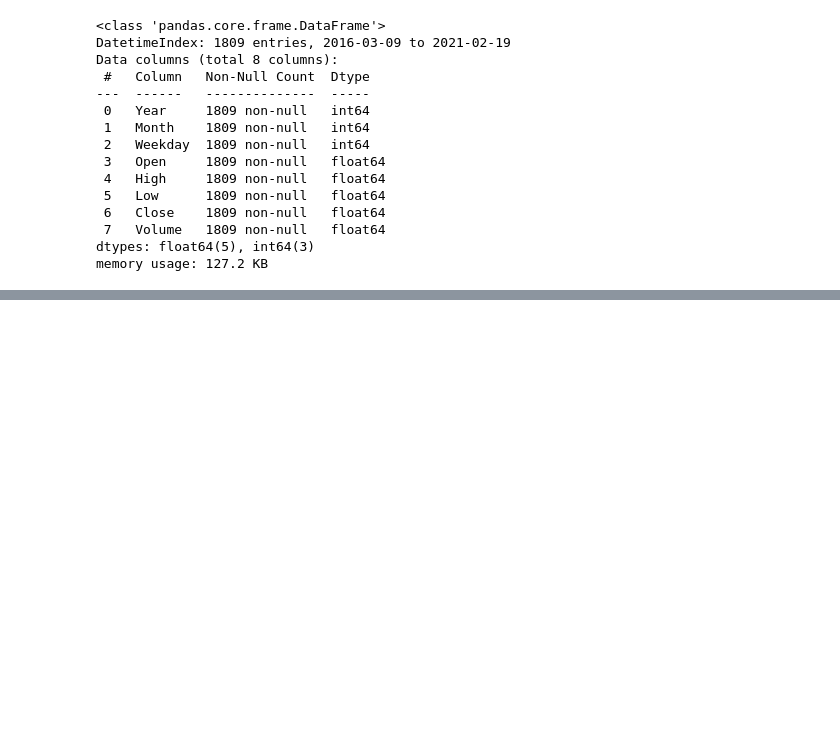
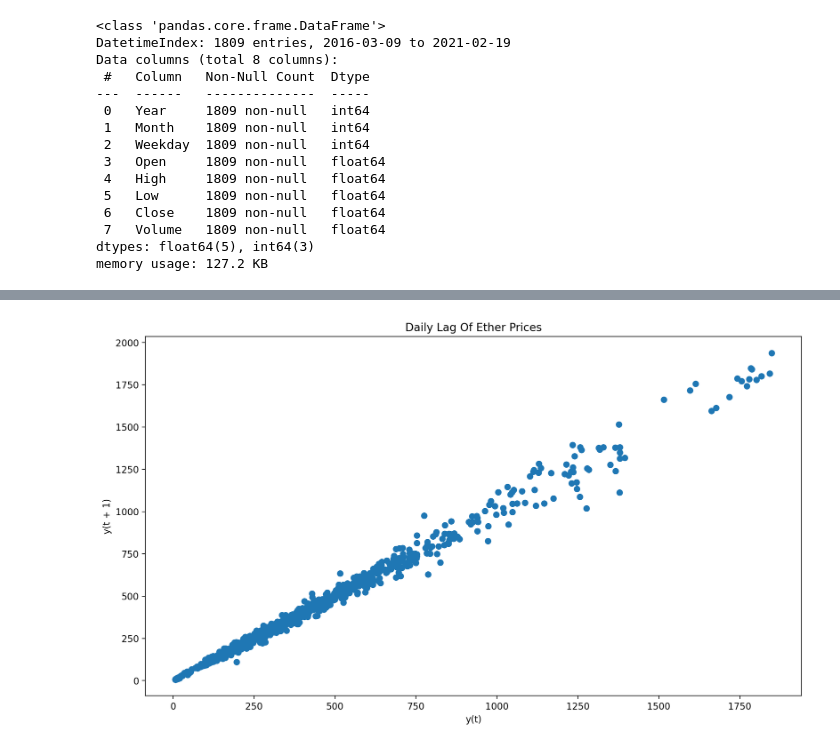
Before and after one commit to samin-al-wasee/ether-price-prediction-rnn-lstm, a Jupyter notebook: ether-price-prediction.ipynb, the cells around one changed output, grey strips where cells are left out. Cells and saved outputs as stored; diff of their text form; code cells hidden in the pictures; blank space fills up the shorter version.

```diff
--- a/ether-price-prediction.ipynb
+++ b/ether-price-prediction.ipynb
@@ -25,3 +28,9 @@ def plot_time_series(data_info, x_label, y_label, title):
     plt.ylabel(y_label)
     plt.title(title)
     plt.show()
+# %%
+def plot_time_series_lag(data, lag, title):
+    plt.figure(figsize=(12.80, 7.20), dpi=200)
+    pd.plotting.lag_plot(data, lag=lag)
+    plt.title(title)
+    plt.show()
@@ -184,0 +148,4 @@ plot_time_series(((normalized_ether_data["Open"], "red", "Open"), (rolling_mean[
+# %%
+plot_time_series_lag(ether_data["Open"], 1, "Daily Lag Of Ether Prices")
+# %% [output]
+[figure, added]
```
Also changed, not shown: parts of 21 cells of this notebook, 1 other file.
